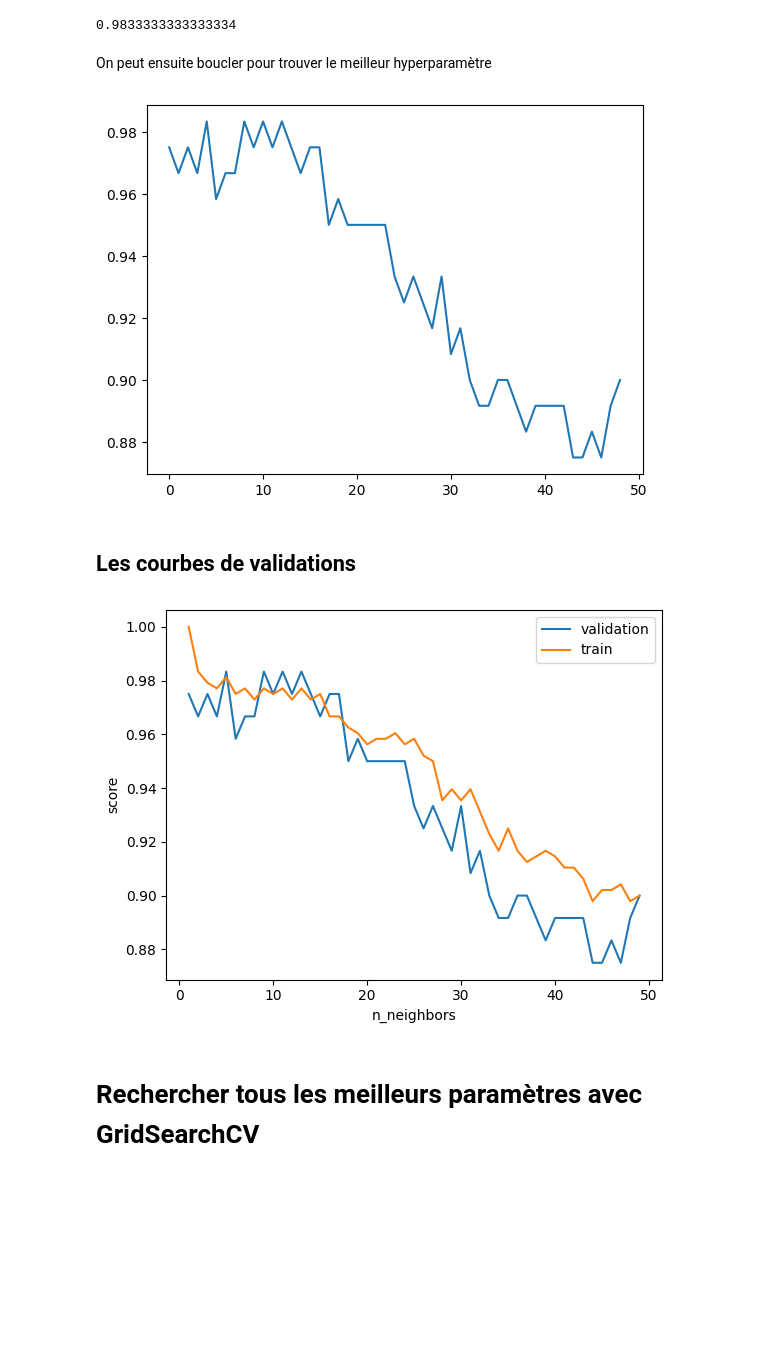
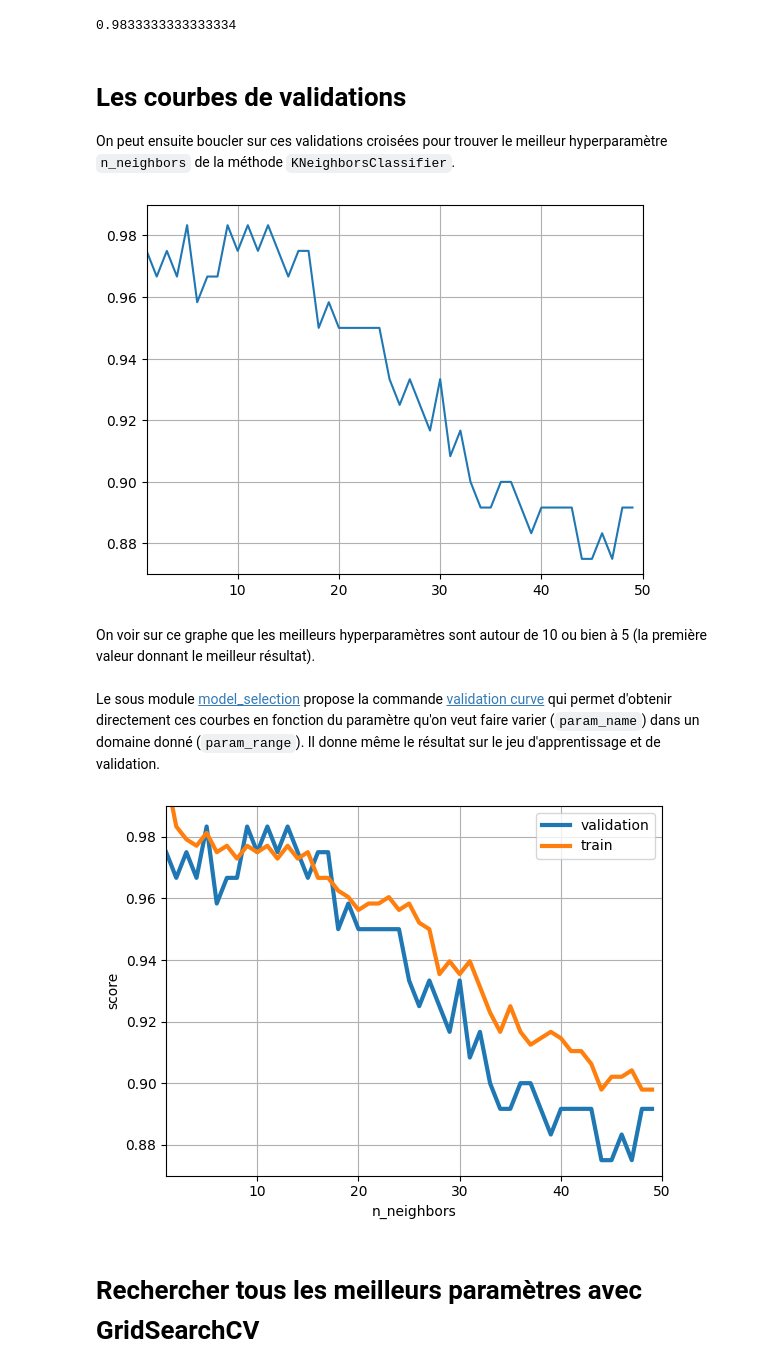
Before and after one commit to mat90hub/python_par_jupyter, a Jupyter notebook: 10_machine_learning/05_scikit_learn.ipynb, the cells around one changed output. Cells and saved outputs as stored; diff of their text form; code cells hidden in the pictures; blank space fills up the shorter version.

```diff
--- a/10_machine_learning/05_scikit_learn.ipynb
+++ b/10_machine_learning/05_scikit_learn.ipynb
@@ -258,37 +260,45 @@ cross_val_score(KNeighborsClassifier(), X_train, y_train, cv=5, scoring='accurac
 # %% [output]
 0.9833333333333334
 # %% [markdown]
-On peut ensuite boucler pour trouver le meilleur hyperparamètre
+# Les courbes de validations
+
+On peut ensuite boucler sur ces validations croisées pour trouver le meilleur hyperparamètre `n_neighbors` de la méthode `KNeighborsClassifier`.
 # %%
 val_score=[]
 for k in range(1,50):
     score=cross_val_score(KNeighborsClassifier(k), X_train, y_train, cv=5).mean()
     val_score.append(score)
 
-plt.plot(val_score)
+plt.plot(range(1,50), val_score)
+plt.grid(visible=True)
+plt.axis([1,50, 0.87, 0.99])
 plt.show()
 # %% [output]
-[figure, old version]
+[figure, new version]
-# %% [markdown]
-## Les courbes de validations
+# %% [markdown]
+On voir sur ce graphe que les meilleurs hyperparamètres sont autour de 10 ou bien à 5 (la première valeur donnant le meilleur résultat).
+# %% [markdown]
+Le sous module [model_selection](https://scikit-learn.org/stable/modules/classes.html#module-sklearn.model_selection) propose la commande [validation curve](https://scikit-learn.org/stable/modules/generated/sklearn.model_selection.validation_curve.html#sklearn.model_selection.validation_curve) qui permet d'obtenir directement ces courbes en fonction du paramètre qu'on veut faire varier (`param_name`) dans un domaine donné (`param_range`). Il donne même le résultat sur le jeu d'apprentissage et de validation.
 # %%
 from sklearn.model_selection import validation_curve
 
 model = KNeighborsClassifier()
 k = np.arange(1,50)
 
 train_score, val_score = validation_curve(model, X_train, y_train,
                                           param_name='n_neighbors',
                                           param_range=k,
                                           cv=5)
-plt.plot(k, val_score.mean(axis=1),label='validation')
-plt.plot(k, train_score.mean(axis=1), label='train')
+plt.plot(k, val_score.mean(axis=1),label='validation', lw= 3)
+plt.plot(k, train_score.mean(axis=1), label='train', lw=3)
 
 plt.ylabel('score')
 plt.xlabel('n_neighbors')
+plt.grid(visible=True)
+plt.axis([1,50, 0.87, 0.99])
 plt.legend()
 plt.show()
 # %% [output]
-[figure, old version]
+[figure, new version]
 # %% [markdown]
 # Rechercher tous les meilleurs paramètres avec GridSearchCV
```
Also changed, not shown: parts of 27 cells of this notebook, 2 other files.
